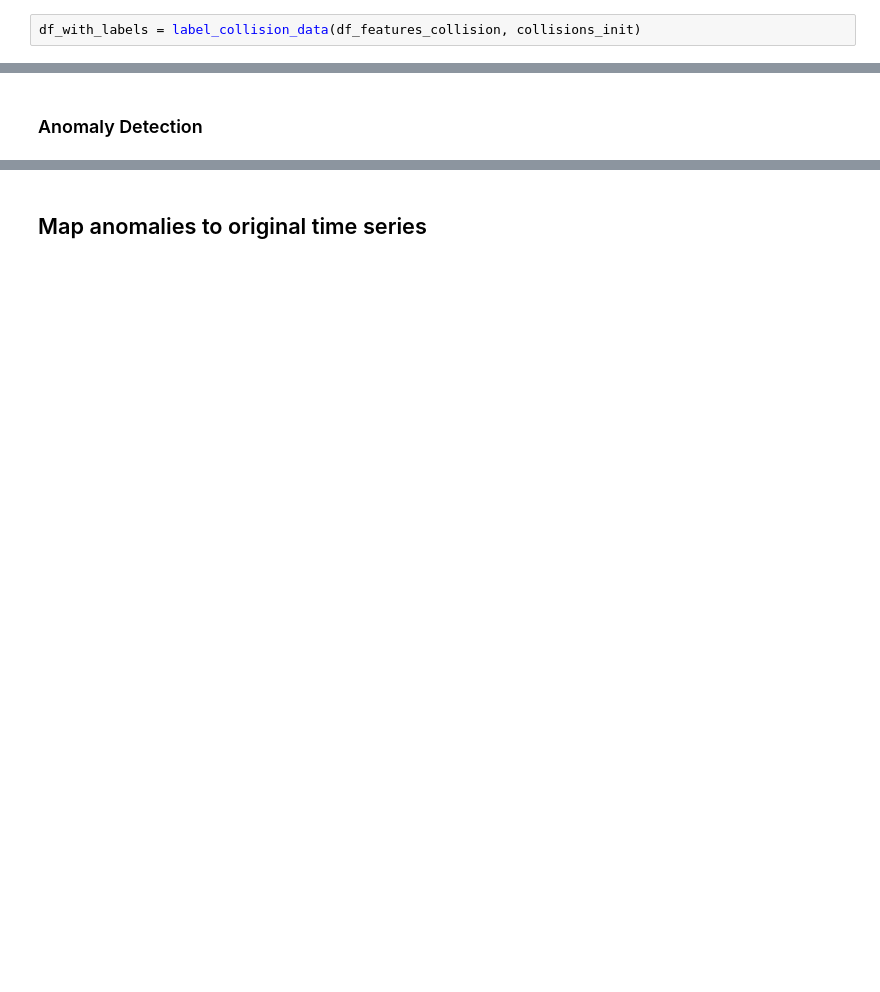
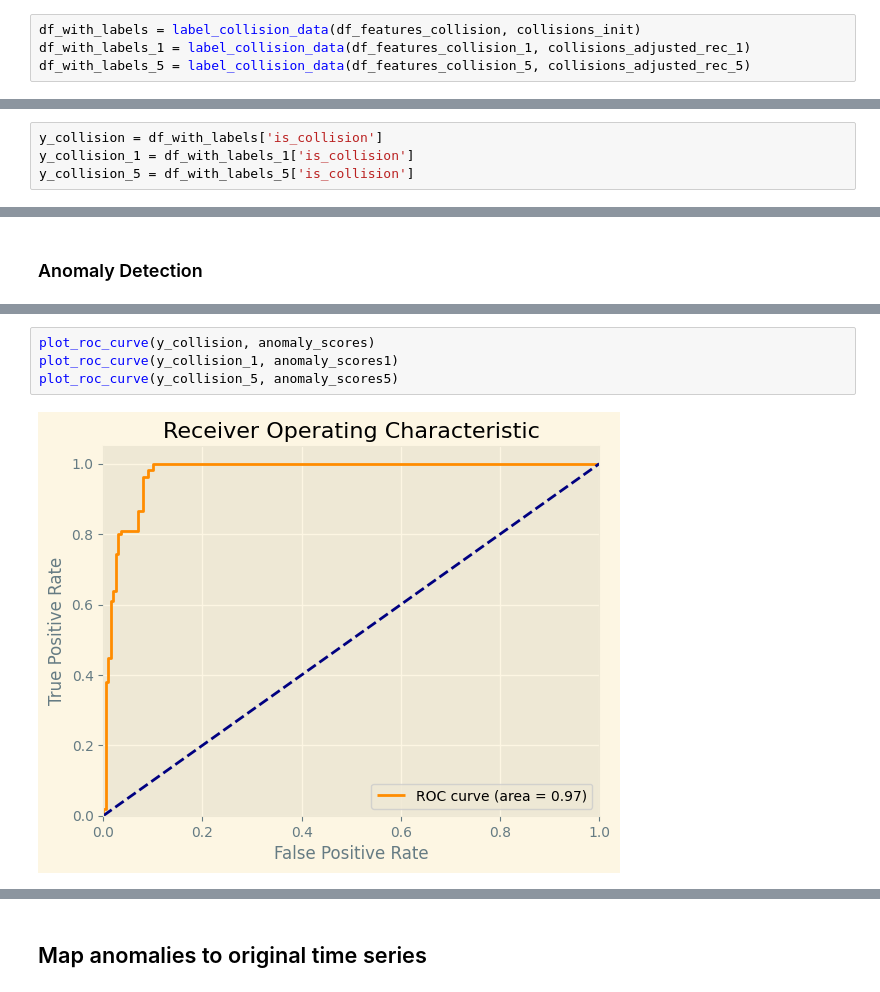
Before and after one commit to Anatr1/timeseries-anomaly-detection, a Jupyter notebook: src/test_lstmed.ipynb, the cells around one changed output, grey strips where cells are left out. Saved outputs shown, nothing was run; the diff lists cells and outputs as text; blank space fills up the shorter version.

```diff
--- a/src/test_lstmed.ipynb
+++ b/src/test_lstmed.ipynb
@@ -140,2 +146,4 @@ y_test shape: (306,)
 # %%
 df_with_labels = label_collision_data(df_features_collision, collisions_init)
+df_with_labels_1 = label_collision_data(df_features_collision_1, collisions_adjusted_rec_1)
+df_with_labels_5 = label_collision_data(df_features_collision_5, collisions_adjusted_rec_5)
@@ -144,3 +150,7 @@ y_test_collision = df_with_labels["is_collision"]
+# %%
+y_collision = df_with_labels['is_collision']
+y_collision_1 = df_with_labels_1['is_collision']
+y_collision_5 = df_with_labels_5['is_collision']
 # %% [markdown]
 
 ## LSTM-ED
@@ -236,0 +250,6 @@ plot_roc_curve(y_test_collision.values, anomaly_scores)
+# %%
+plot_roc_curve(y_collision, anomaly_scores)
+plot_roc_curve(y_collision_1, anomaly_scores1)
+plot_roc_curve(y_collision_5, anomaly_scores5)
+# %% [output]
+[figure, added]
```
Also changed, not shown: parts of 26 cells of this notebook, 3 other files.
